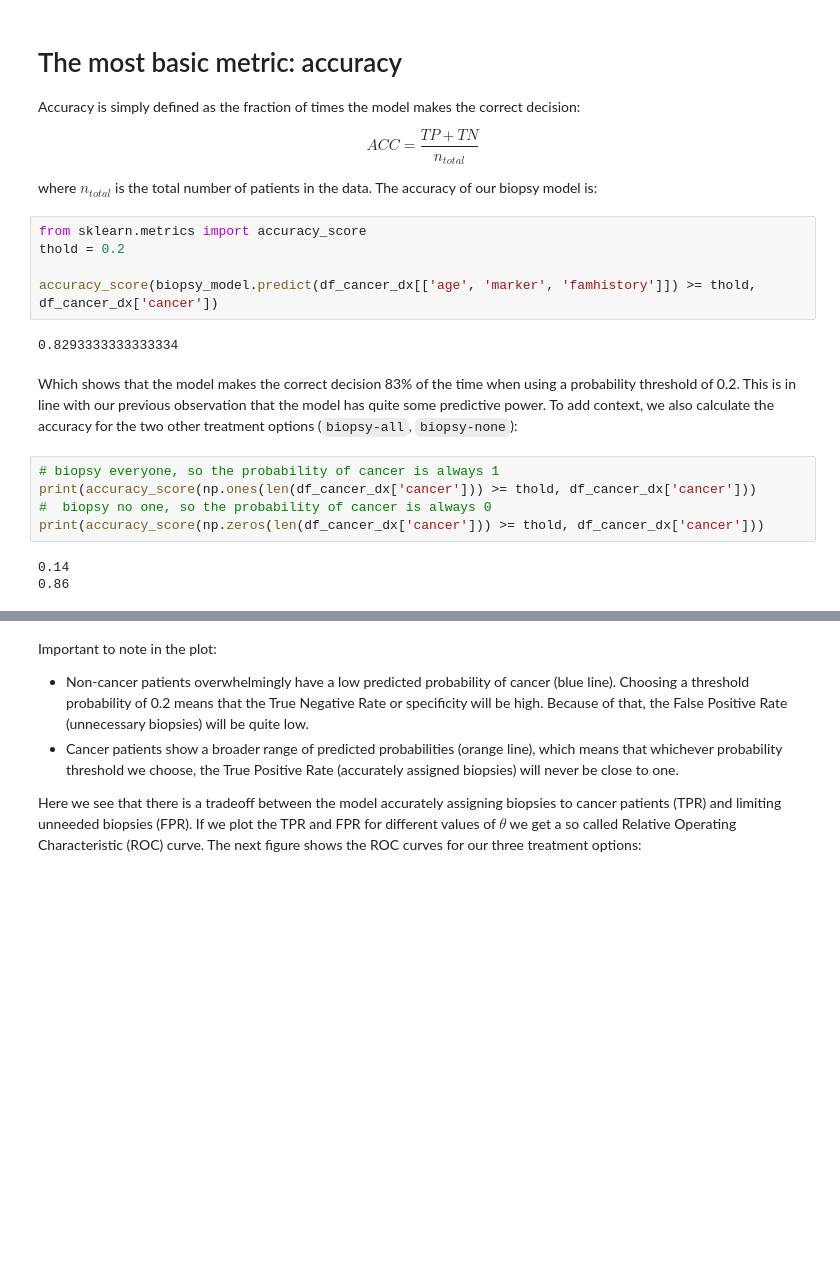
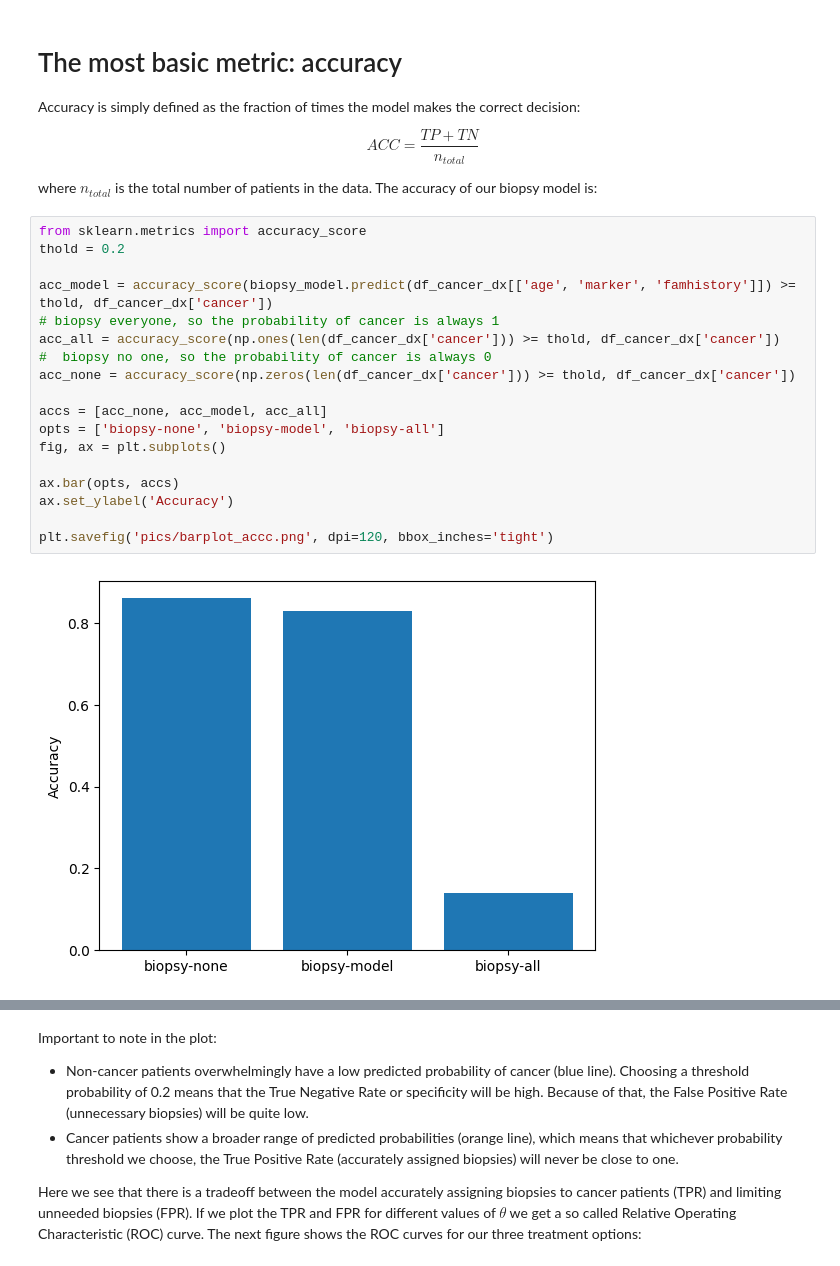
Before and after one commit to ictinnovaties-zorg/dca_blogpost, a Jupyter notebook: dca_blogpost.ipynb, the cells around one changed output, grey strips where cells are left out. Cells and saved outputs as stored; diff of their text form; blank space fills up the shorter version.

```diff
--- a/dca_blogpost.ipynb
+++ b/dca_blogpost.ipynb
@@ -130,21 +132,24 @@ ACC = \frac{TP + TN}{n_{total}}
 $$
 
 where $n_{total}$ is the total number of patients in the data. The accuracy of our biopsy model is:
-# %%
-from sklearn.metrics import accuracy_score
-thold = 0.2
-
-accuracy_score(biopsy_model.predict(df_cancer_dx[['age', 'marker', 'famhistory']]) >= thold, df_cancer_dx['cancer'])
-# %% [output]
-0.8293333333333334
-# %% [markdown]
-Which shows that the model makes the correct decision 83% of the time when using a probability threshold of 0.2. This is in line with our previous observation that the model has quite some predictive power. To add context, we also calculate the accuracy for the two other treatment options (`biopsy-all`, `biopsy-none`):
 # %%
+from sklearn.metrics import accuracy_score
+thold = 0.2
+
+acc_model = accuracy_score(biopsy_model.predict(df_cancer_dx[['age', 'marker', 'famhistory']]) >= thold, df_cancer_dx['cancer'])
 # biopsy everyone, so the probability of cancer is always 1
-print(accuracy_score(np.ones(len(df_cancer_dx['cancer'])) >= thold, df_cancer_dx['cancer']))
+acc_all = accuracy_score(np.ones(len(df_cancer_dx['cancer'])) >= thold, df_cancer_dx['cancer'])
 #  biopsy no one, so the probability of cancer is always 0
-print(accuracy_score(np.zeros(len(df_cancer_dx['cancer'])) >= thold, df_cancer_dx['cancer']))
+acc_none = accuracy_score(np.zeros(len(df_cancer_dx['cancer'])) >= thold, df_cancer_dx['cancer'])
+
+accs = [acc_none, acc_model, acc_all]
+opts = ['biopsy-none', 'biopsy-model', 'biopsy-all']
+fig, ax = plt.subplots()
+
+ax.bar(opts, accs)
+ax.set_ylabel('Accuracy')
+
+plt.savefig('pics/barplot_accc.png', dpi=120, bbox_inches='tight')
 # %% [output]
-0.14
-0.86
+[figure, added]
 # %% [markdown]
```
Also changed, not shown: parts of 11 cells of this notebook, 7 other files.
